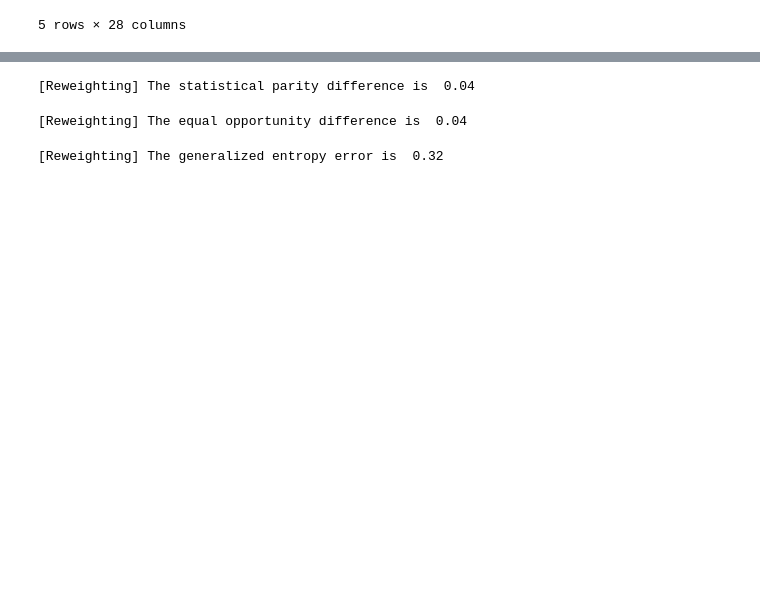
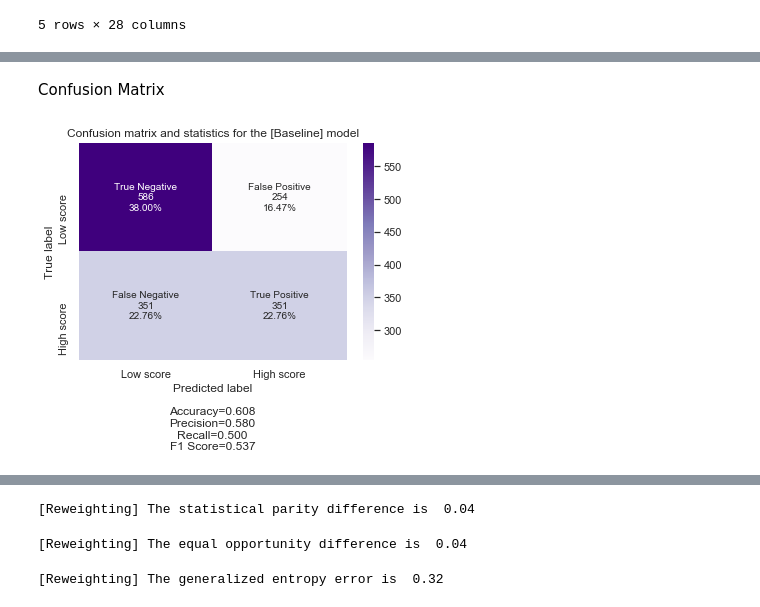
Before and after one commit to enesmith/womenatthetable, a Jupyter notebook: Acharya_Sprint1.ipynb, the cells around one changed output, grey strips where cells are left out. Drawn from its saved outputs; the diff is of its cells as text; code cells hidden in the pictures; blank space fills up the shorter version.

```diff
--- a/Acharya_Sprint1.ipynb
+++ b/Acharya_Sprint1.ipynb
@@ -62,7 +67,7 @@ Data.head()
 | 4 | 50848 | 57174 | 51956 | PRETRIAL | KENDALL | KEVIN | NaN | Male | ... |
 5 rows × 28 columns
 # %%
-#@title Confusion matrix and Visualisation plots
+#@title Confusion matrix and Visualisation plots, creating function for later
 
 # Function for visualising the confusion matrix and other statistics
 # https://github.com/DTrimarchi10/confusion_matrix/blob/master/cf_matrix.py
@@ -91,13 +96,14 @@ def make_confusion_matrix(cf_matrix, model):
       accuracy,precision,recall,f1_score)
 
 
-  categories=["Bad creadit", "Good credit"]
+  categories=["Low score", "High score"]
   sns.heatmap(cf_matrix,annot=box_labels,fmt="",cmap='Purples',xticklabels=categories,yticklabels=categories)
 
   plt.ylabel('True label')
   plt.xlabel('Predicted label' + stats_text)
   plt.title(f"Confusion matrix and statistics for the {model} model");
 
+## defining function for displaying metrics of training and test data by sex
 def metrics_per_group(y_test, y_pred):
 	# y true per group
 	y_test_male = y_test.loc[y_test.index.get_level_values(1) == 1]
@@ -386,0 +290,10 @@ metrics_per_group(y_test, y_pred_REW)
+# %%
+from aif360.sklearn.preprocessing import ReweighingMeta, Reweighing
+from sklearn.metrics import accuracy_score, confusion_matrix, plot_roc_curve, recall_score, precision_score
+
+lr = LogisticRegression(solver='lbfgs')
+reg = lr.fit(X_train, y_train)
+y_pred = reg.predict(X_test)
+
+acc_base = accuracy_score(y_test, y_pred)
+print(f'[Baseline] The test accuracy of the algorithm is: {acc_base: .2%}')
@@ -386,0 +309,8 @@ metrics_per_group(y_test, y_pred_REW)
+# %% [markdown]
+Confusion Matrix
+# %%
+##Sex predicting score
+cf_matrix = confusion_matrix(y_test, y_pred)
+make_confusion_matrix(cf_matrix, "[Baseline]")
+# %% [output]
+[figure, added]
```
Also changed, not shown: parts of 53 cells of this notebook.
